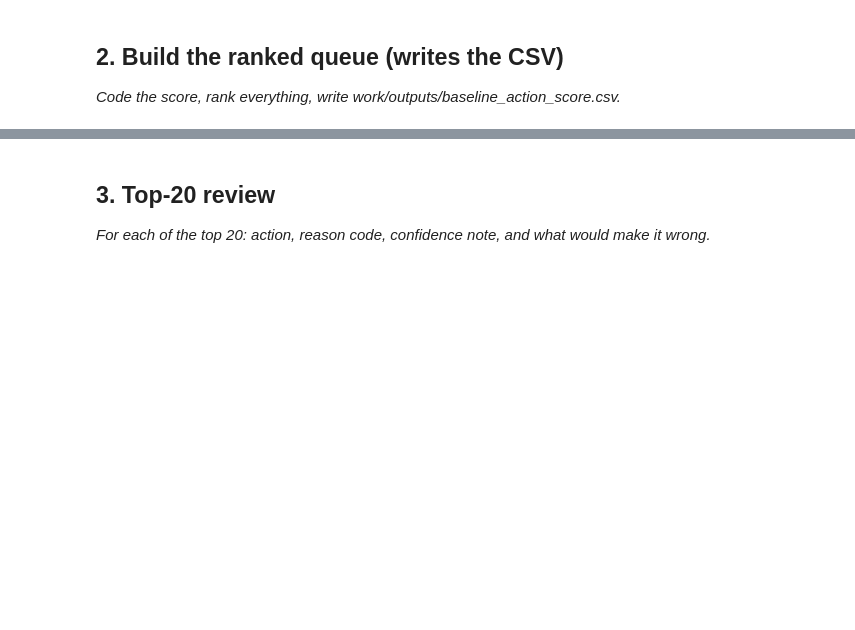
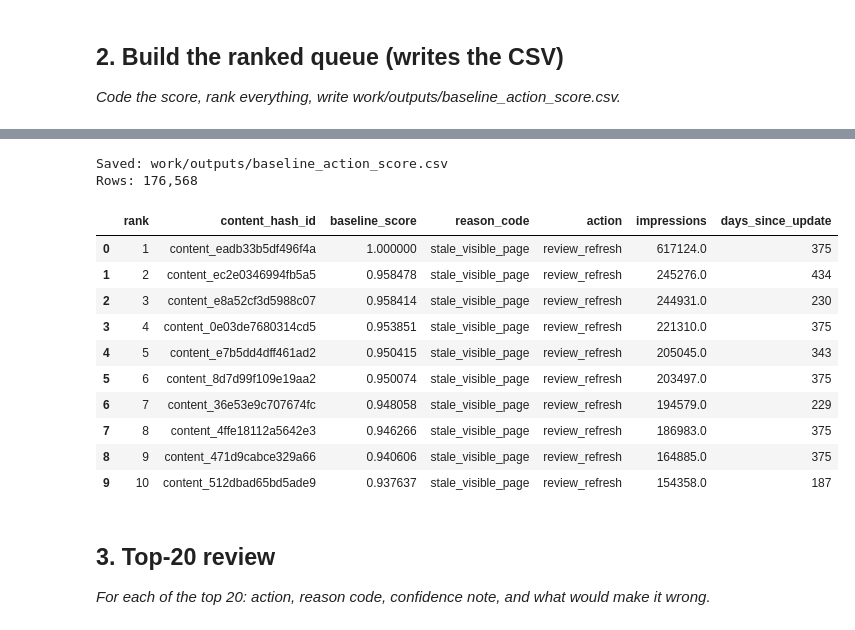
Before and after one commit to abd481/FlyRank-ML-Internship, a Jupyter notebook: work/notebooks/w04_baseline_score.ipynb, the cells around one changed output, grey strips where cells are left out. Drawn from its saved outputs; the diff is of its cells as text; code cells hidden in the pictures; blank space fills up the shorter version.

```diff
--- a/work/notebooks/w04_baseline_score.ipynb
+++ b/work/notebooks/w04_baseline_score.ipynb
@@ -23,3 +184,40 @@ This skeleton is yours to fill. Work the sections **in order** — each one has
+# %%
+output_path = "work/outputs/baseline_action_score.csv"
+
+os.makedirs("work/outputs", exist_ok=True)
+
+baseline_df[
+    [
+        "rank",
+        "content_hash_id",
+        "baseline_score",
+        "reason_code",
+        "action",
+        "impressions",
+        "days_since_update",
+    ]
+].to_csv(output_path, index=False)
+
+print(f"Saved: {output_path}")
+print(f"Rows: {len(baseline_df):,}")
+# %% [output]
+Saved: work/outputs/baseline_action_score.csv
+Rows: 176,568
+# %%
+import pandas as pd
+pd.read_csv(output_path).head(10)
+# %% [output]
+|  | rank | content_hash_id | baseline_score | reason_code | action | impressions | days_since_update |
+| 0 | 1 | content_eadb33b5df496f4a | 1.000000 | stale_visible_page | review_refresh | 617124.0 | 375 |
+| 1 | 2 | content_ec2e0346994fb5a5 | 0.958478 | stale_visible_page | review_refresh | 245276.0 | 434 |
+| 2 | 3 | content_e8a52cf3d5988c07 | 0.958414 | stale_visible_page | review_refresh | 244931.0 | 230 |
+| 3 | 4 | content_0e03de7680314cd5 | 0.953851 | stale_visible_page | review_refresh | 221310.0 | 375 |
+| 4 | 5 | content_e7b5dd4dff461ad2 | 0.950415 | stale_visible_page | review_refresh | 205045.0 | 343 |
+| 5 | 6 | content_8d7d99f109e19aa2 | 0.950074 | stale_visible_page | review_refresh | 203497.0 | 375 |
+| 6 | 7 | content_36e53e9c707674fc | 0.948058 | stale_visible_page | review_refresh | 194579.0 | 229 |
+| 7 | 8 | content_4ffe18112a5642e3 | 0.946266 | stale_visible_page | review_refresh | 186983.0 | 375 |
+| 8 | 9 | content_471d9cabce329a66 | 0.940606 | stale_visible_page | review_refresh | 164885.0 | 375 |
+| 9 | 10 | content_512dbad65bd5ade9 | 0.937637 | stale_visible_page | review_refresh | 154358.0 | 187 |
 # %% [markdown]
 ## 3. Top-20 review
 
```
Also changed, not shown: parts of 13 cells of this notebook.
